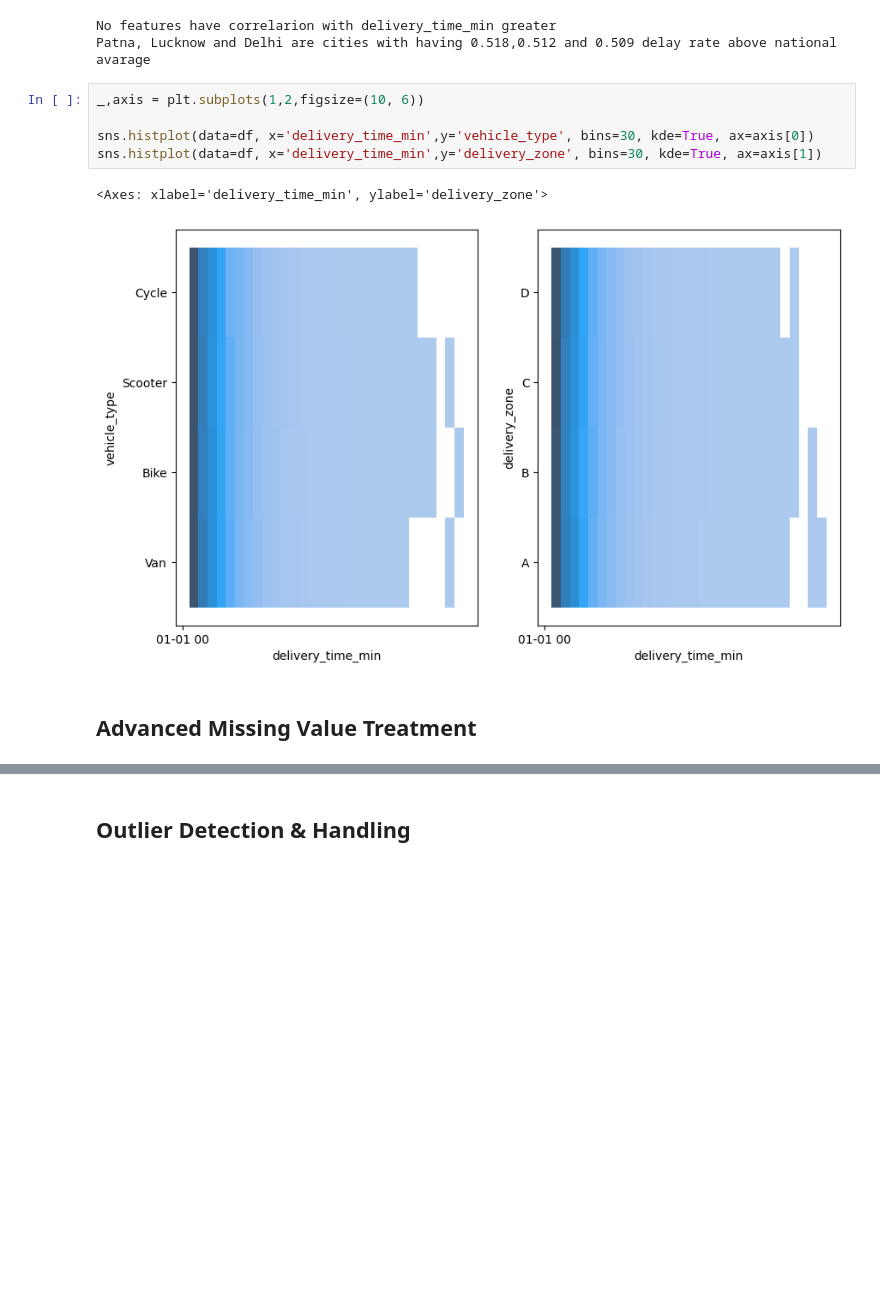
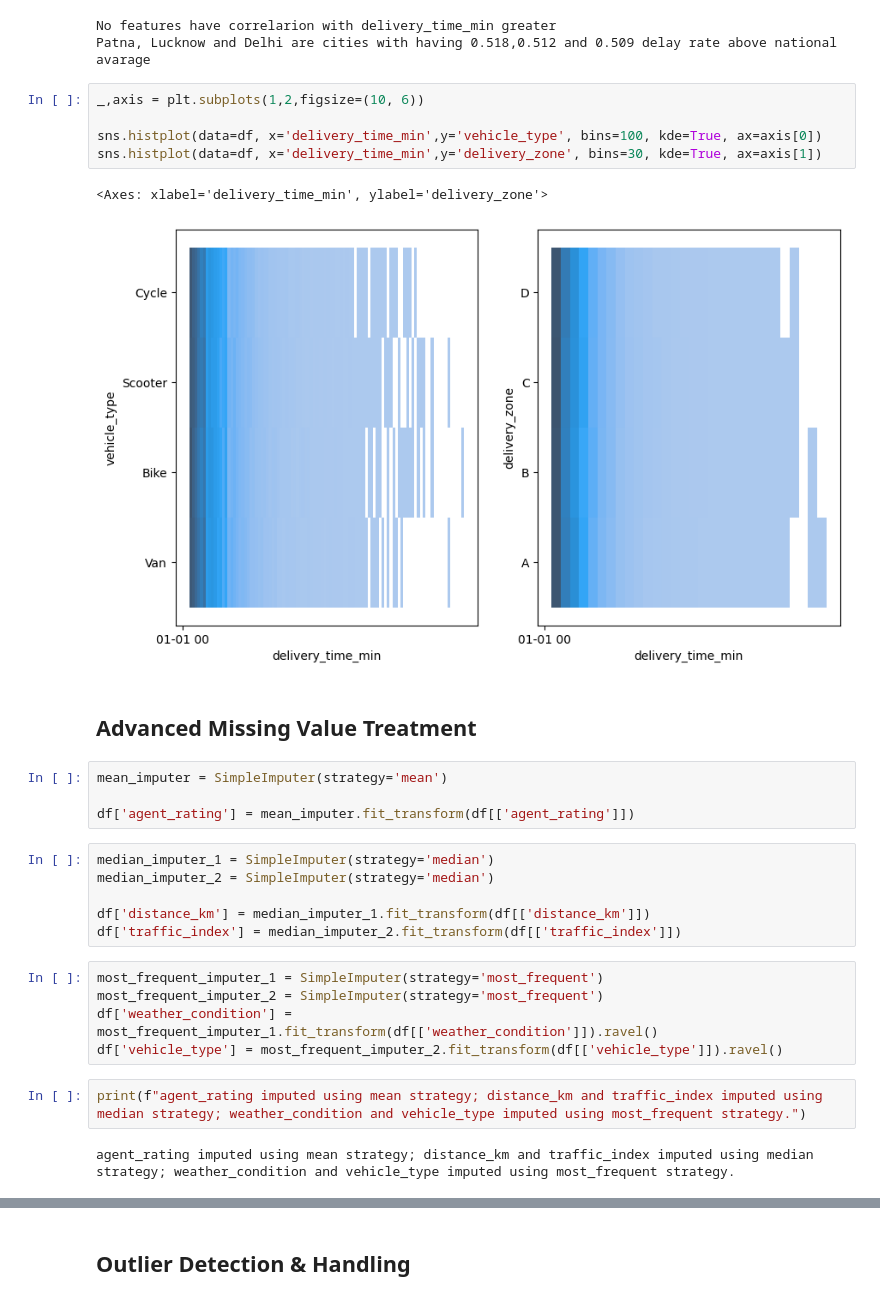
Before and after one commit to omvaja693-create/Amazon-s-Data-Preprocessing-Feature-Engineering, a Jupyter notebook: anazon_analysis.ipynb, the cells around one changed output, grey strips where cells are left out. Saved outputs shown, nothing was run; the diff lists cells and outputs as text; blank space fills up the shorter version.

```diff
--- a/anazon_analysis.ipynb
+++ b/anazon_analysis.ipynb
@@ -414,10 +415,29 @@ Patna, Lucknow and Delhi are cities with having 0.518,0.512 and 0.509 delay rate
 # %%
 _,axis = plt.subplots(1,2,figsize=(10, 6))
 
-sns.histplot(data=df, x='delivery_time_min',y='vehicle_type', bins=30, kde=True, ax=axis[0])
+sns.histplot(data=df, x='delivery_time_min',y='vehicle_type', bins=100, kde=True, ax=axis[0])
 sns.histplot(data=df, x='delivery_time_min',y='delivery_zone', bins=30, kde=True, ax=axis[1])
 # %% [output]
 <Axes: xlabel='delivery_time_min', ylabel='delivery_zone'>
-[figure, old version]
+[figure, new version]
 # %% [markdown]
 ## Advanced Missing Value Treatment
+# %%
+mean_imputer = SimpleImputer(strategy='mean')
+
+df['agent_rating'] = mean_imputer.fit_transform(df[['agent_rating']])
+# %%
+median_imputer_1 = SimpleImputer(strategy='median')
+median_imputer_2 = SimpleImputer(strategy='median')
+
+df['distance_km'] = median_imputer_1.fit_transform(df[['distance_km']])
+df['traffic_index'] = median_imputer_2.fit_transform(df[['traffic_index']])
+# %%
+most_frequent_imputer_1 = SimpleImputer(strategy='most_frequent')
+most_frequent_imputer_2 = SimpleImputer(strategy='most_frequent')
+df['weather_condition'] = most_frequent_imputer_1.fit_transform(df[['weather_condition']]).ravel()
+df['vehicle_type'] = most_frequent_imputer_2.fit_transform(df[['vehicle_type']]).ravel()
+# %%
+print(f"agent_rating imputed using mean strategy; distance_km and traffic_index imputed using median strategy; weather_condition and vehicle_type imputed using most_frequent strategy.")
+# %% [output]
+agent_rating imputed using mean strategy; distance_km and traffic_index imputed using median strategy; weather_condition and vehicle_type imputed using most_frequent strategy.
```
Also changed, not shown: parts of 5 cells of this notebook.
